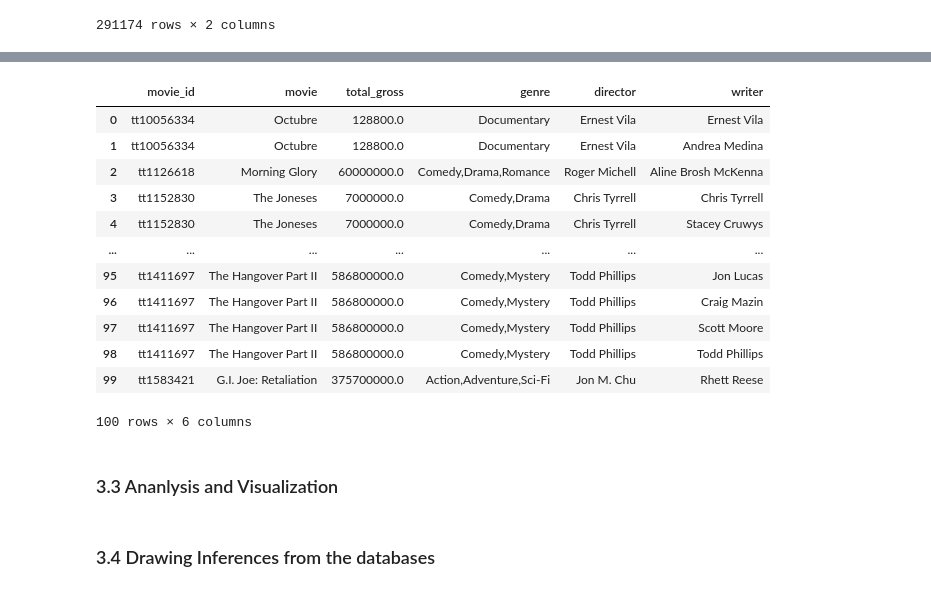
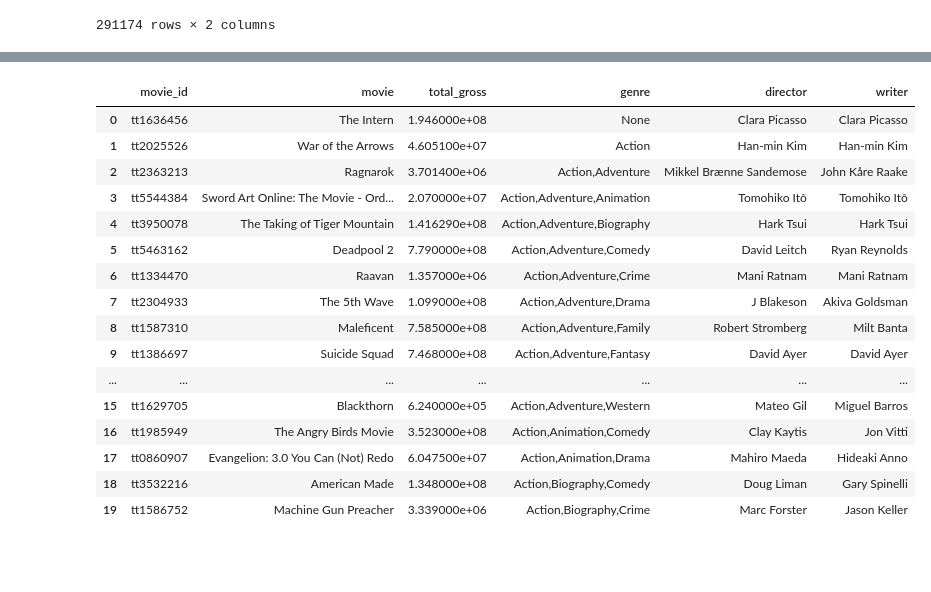
Before and after one commit to phelanthropus/Microsoft-Analysis, a Jupyter notebook: Microsoft Analysis.ipynb, the cells around one changed output, grey strips where cells are left out. Cells and saved outputs as stored; diff of their text form; code cells hidden in the pictures; blank space fills up the shorter version.

```diff
--- a/Microsoft Analysis.ipynb
+++ b/Microsoft Analysis.ipynb
@@ -782,41 +792,42 @@ pd.read_sql(qr, conn)
 # %%
 qr = """
     SELECT mb.movie_id, b.title as movie, b.total_gross, mb.genres as genre, p.primary_name as director, pw.primary_name as writer
     FROM movie_basics mb
     INNER JOIN bom b
         ON b.title = mb.primary_title OR b.title = mb.original_title
     INNER JOIN (
         SELECT DISTINCT movie_id, person_id FROM directors
     ) d
         ON d.movie_id = mb.movie_id
     INNER JOIN persons p
         ON d.person_id = p.person_id
     INNER JOIN (
         SELECT DISTINCT person_id, movie_id FROM writers
     ) w
         ON w.movie_id = mb.movie_id
     INNER JOIN persons pw
         ON pw.person_id = w.person_id
     WHERE total_gross > 0
-    LIMIT 100;
+    GROUP BY genre
+    LIMIT 20;
 """
 
 pd.read_sql(qr, conn)
 # %% [output]
 |  | movie_id | movie | total_gross | genre | director | writer |
-| 0 | tt10056334 | Octubre | 128800.0 | Documentary | Ernest Vila | Ernest Vila |
-| 1 | tt10056334 | Octubre | 128800.0 | Documentary | Ernest Vila | Andrea Medina |
-| 2 | tt1126618 | Morning Glory | 60000000.0 | Comedy,Drama,Romance | Roger Michell | Aline Brosh McKenna |
-| 3 | tt1152830 | The Joneses | 7000000.0 | Comedy,Drama | Chris Tyrrell | Chris Tyrrell |
-| 4 | tt1152830 | The Joneses | 7000000.0 | Comedy,Drama | Chris Tyrrell | Stacey Cruwys |
+| 0 | tt1636456 | The Intern | 1.946000e+08 | None | Clara Picasso | Clara Picasso |
+| 1 | tt2025526 | War of the Arrows | 4.605100e+07 | Action | Han-min Kim | Han-min Kim |
+| 2 | tt2363213 | Ragnarok | 3.701400e+06 | Action,Adventure | Mikkel Brænne Sandemose | John Kåre Raake |
+| 3 | tt5544384 | Sword Art Online: The Movie - Ord... | 2.070000e+07 | Action,Adventure,Animation | Tomohiko Itô | Tomohiko Itô |
+| 4 | tt3950078 | The Taking of Tiger Mountain | 1.416290e+08 | Action,Adventure,Biography | Hark Tsui | Hark Tsui |
+| 5 | tt5463162 | Deadpool 2 | 7.790000e+08 | Action,Adventure,Comedy | David Leitch | Ryan Reynolds |
+| 6 | tt1334470 | Raavan | 1.357000e+06 | Action,Adventure,Crime | Mani Ratnam | Mani Ratnam |
+| 7 | tt2304933 | The 5th Wave | 1.099000e+08 | Action,Adventure,Drama | J Blakeson | Akiva Goldsman |
+| 8 | tt1587310 | Maleficent | 7.585000e+08 | Action,Adventure,Family | Robert Stromberg | Milt Banta |
+| 9 | tt1386697 | Suicide Squad | 7.468000e+08 | Action,Adventure,Fantasy | David Ayer | David Ayer |
 | ... | ... | ... | ... | ... | ... | ... |
-| 95 | tt1411697 | The Hangover Part II | 586800000.0 | Comedy,Mystery | Todd Phillips | Jon Lucas |
-| 96 | tt1411697 | The Hangover Part II | 586800000.0 | Comedy,Mystery | Todd Phillips | Craig Mazin |
-| 97 | tt1411697 | The Hangover Part II | 586800000.0 | Comedy,Mystery | Todd Phillips | Scott Moore |
-| 98 | tt1411697 | The Hangover Part II | 586800000.0 | Comedy,Mystery | Todd Phillips | Todd Phillips |
-| 99 | tt1583421 | G.I. Joe: Retaliation | 375700000.0 | Action,Adventure,Sci-Fi | Jon M. Chu | Rhett Reese |
+| 15 | tt1629705 | Blackthorn | 6.240000e+05 | Action,Adventure,Western | Mateo Gil | Miguel Barros |
+| 16 | tt1985949 | The Angry Birds Movie | 3.523000e+08 | Action,Animation,Comedy | Clay Kaytis | Jon Vitti |
+| 17 | tt0860907 | Evangelion: 3.0 You Can (Not) Redo | 6.047500e+07 | Action,Animation,Drama | Mahiro Maeda | Hideaki Anno |
+| 18 | tt3532216 | American Made | 1.348000e+08 | Action,Biography,Comedy | Doug Liman | Gary Spinelli |
+| 19 | tt1586752 | Machine Gun Preacher | 3.339000e+06 | Action,Biography,Crime | Marc Forster | Jason Keller |
-100 rows × 6 columns
-# %% [markdown]
-### 3.3 Ananlysis and Visualization
-# %% [markdown]
-### 3.4 Drawing Inferences from the databases
```
Also changed, not shown: parts of 5 cells of this notebook.
